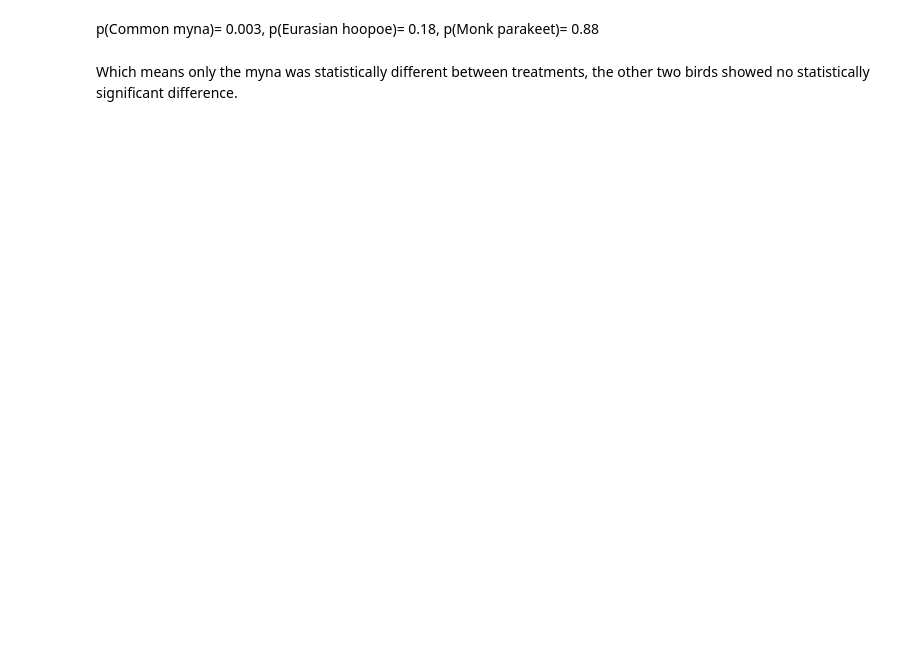
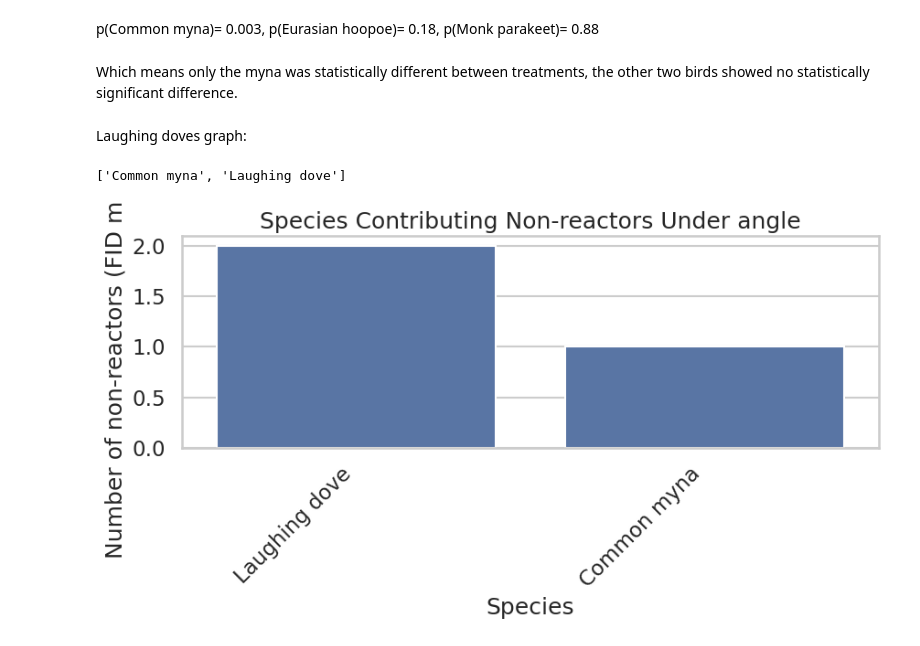
Before and after one commit to NickBonnTAU/Study-Lab, a Jupyter notebook: FID.ipynb, the cells around one changed output. Cells and saved outputs as stored; diff of their text form; code cells hidden in the pictures; blank space fills up the shorter version.

Commit message:
One more graph

```diff
--- a/FID.ipynb
+++ b/FID.ipynb
@@ -1484,3 +1484,74 @@ Monk parakeet TtestResult(statistic=np.float64(-0.15642420667443083), pvalue=np.
 p(Common myna)= 0.003, p(Eurasian hoopoe)= 0.18, p(Monk parakeet)= 0.88
 # %% [markdown]
 Which means only the myna was statistically different between treatments, the other two birds showed no statistically significant difference.
+# %% [markdown]
+Laughing doves graph:
+# %%
+working = df.copy()
+working["Fled"] = working["FID"].notna()
+
+
+summary = (
+    working
+    .groupby(["Species", "Treatment"])
+    .agg(
+        n=("Fled", "size"),
+        n_fled=("Fled", "sum"),
+        n_no_flight=("Fled", lambda s: (~s).sum()),
+        prop_fled=("Fled", "mean")
+    )
+    .reset_index()
+)
+
+summary.head()
+
+
+pivot = summary.pivot(index="Species", columns="Treatment", values=["n", "n_no_flight", "prop_fled"])
+pivot.head()
+
+
+treated_name = "angle"   # change if needed
+control_name = "control" # change if needed
+
+species_strict = pivot.index[
+    (pivot[("prop_fled", treated_name)] == 0) &
+    (pivot[("n", treated_name)] > 0) &
+    (pivot[("prop_fled", control_name)] > 0) &
+    (pivot[("n", control_name)] > 0)
+].tolist()
+
+species_strict
+
+
+species_partial = pivot.index[
+    (pivot[("n_no_flight", treated_name)] >= 1) &
+    (pivot[("n", treated_name)] > 0) &
+    (pivot[("prop_fled", control_name)] > 0) &
+    (pivot[("n", control_name)] > 0)
+].tolist()
+
+species_partial
+# %% [output]
+['Common myna', 'Laughing dove']
+# %%
+no_flight_treated = (
+    working[working["Treatment"] == treated_name]
+    .groupby("Species")["Fled"]
+    .apply(lambda s: (~s).sum())
+    .reset_index(name="n_no_flight")
+    .sort_values("n_no_flight", ascending=False)
+)
+
+# Keep only species with at least 1 non-reactor under treatment
+no_flight_treated = no_flight_treated[no_flight_treated["n_no_flight"] > 0]
+
+plt.figure(figsize=(9, 5))
+sns.barplot(data=no_flight_treated, x="Species", y="n_no_flight")
+plt.xticks(rotation=45, ha="right")
+plt.xlabel("Species")
+plt.ylabel("Number of non-reactors (FID missing)")
+plt.title(f"Species Contributing Non-reactors Under {treated_name}")
+plt.tight_layout()
+plt.show()
+# %% [output]
+[figure, added]
```
Also changed, not shown: parts of 34 cells of this notebook, 1 other file.
